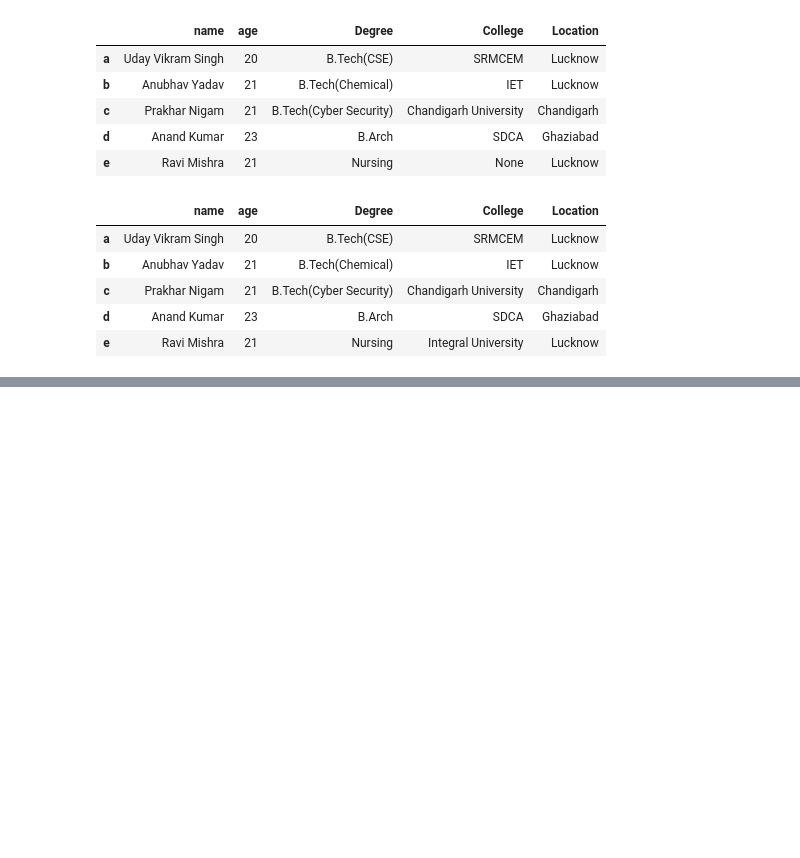
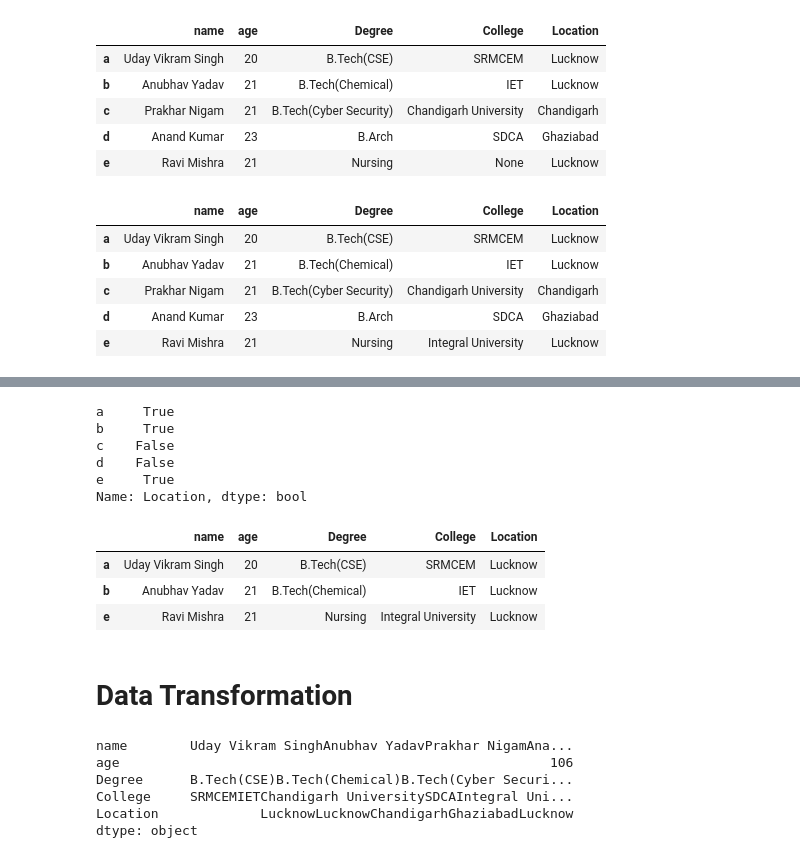
Before and after one commit to udaysingh21/PANDAS, a Jupyter notebook: pandas.ipynb, the cells around one changed output, grey strips where cells are left out. Cells and saved outputs as stored; diff of their text form; code cells hidden in the pictures; blank space fills up the shorter version.

```diff
--- a/pandas.ipynb
+++ b/pandas.ipynb
@@ -156,0 +258,17 @@ my_df
+# %%
+condition3=my_df['Location']=='Lucknow'
+print(condition3)
+my_df[condition3]
+# %% [output]
+a     True
+b     True
+c    False
+d    False
+e     True
+Name: Location, dtype: bool
+|  | name | age | Degree | College | Location |
+| a | Uday Vikram Singh | 20 | B.Tech(CSE) | SRMCEM | Lucknow |
+| b | Anubhav Yadav | 21 | B.Tech(Chemical) | IET | Lucknow |
+| e | Ravi Mishra | 21 | Nursing | Integral University | Lucknow |
+# %% [markdown]
+# Data Transformation
@@ -156,0 +279,11 @@ my_df
+# %%
+import numpy as np
+my_df.apply(np.sum,axis=0)
+# print(my_df.apply(np.sum,axis=1)) -- throws error TypeError: can only concatenate str (not "int") to str
+# %% [output]
+name        Uday Vikram SinghAnubhav YadavPrakhar NigamAna...
+age                                                       106
+Degree      B.Tech(CSE)B.Tech(Chemical)B.Tech(Cyber Securi...
+College     SRMCEMIETChandigarh UniversitySDCAIntegral Uni...
+Location             LucknowLucknowChandigarhGhaziabadLucknow
+dtype: object
```
Also changed, not shown: parts of 10 cells of this notebook.
